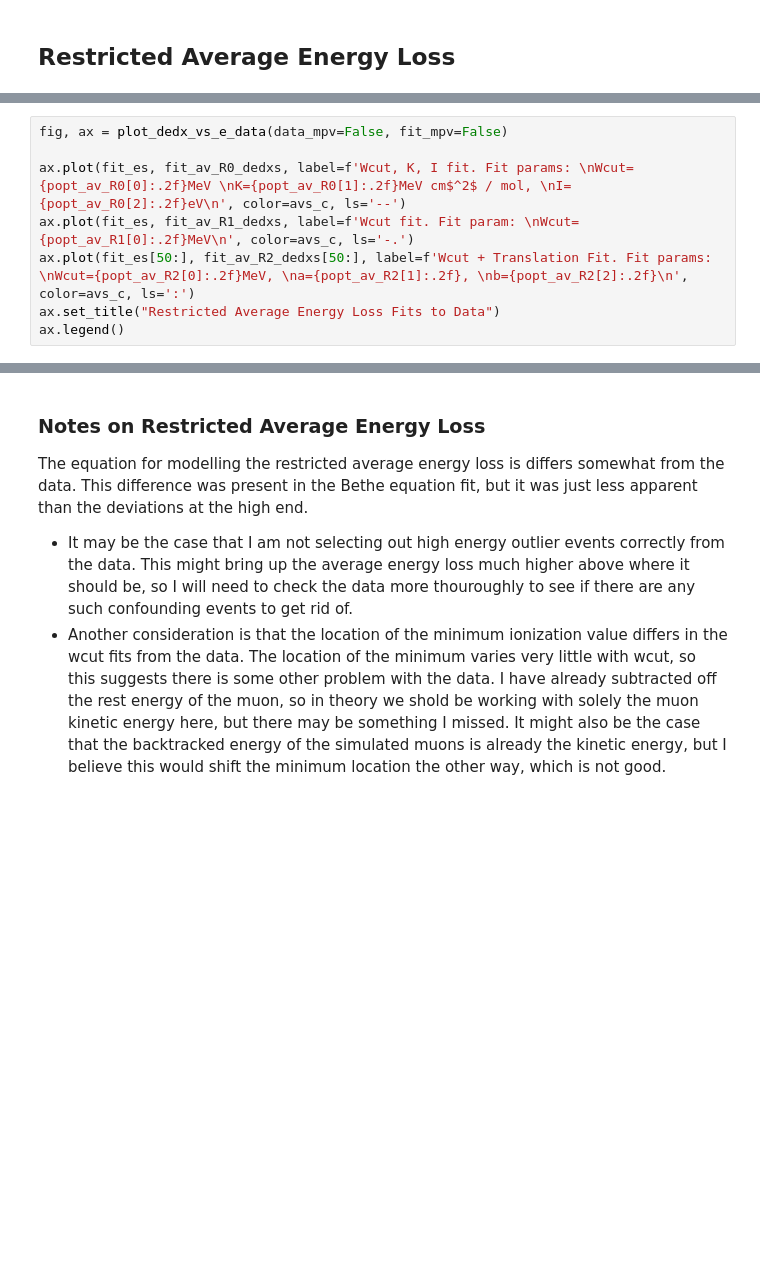
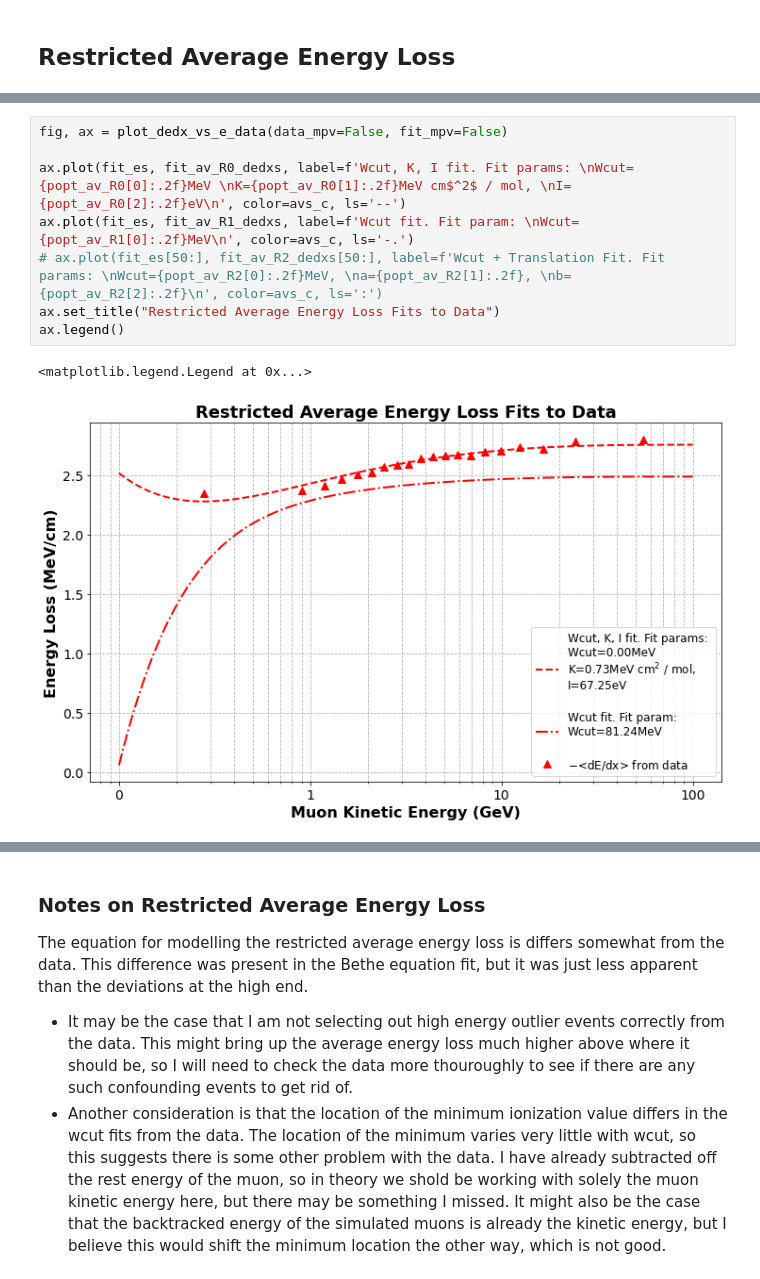
Before and after one commit to socrossley/Cosmic_Muon_CER, a Jupyter notebook: Fit.ipynb, the cells around one changed output, grey strips where cells are left out. Cells and saved outputs as stored; diff of their text form; blank space fills up the shorter version.

```diff
--- a/Fit.ipynb
+++ b/Fit.ipynb
@@ -435,11 +511,14 @@ RuntimeError: Optimal parameters not found: Number of calls to function has reac
 # %%
 fig, ax = plot_dedx_vs_e_data(data_mpv=False, fit_mpv=False)
 
 ax.plot(fit_es, fit_av_R0_dedxs, label=f'Wcut, K, I fit. Fit params: \nWcut={popt_av_R0[0]:.2f}MeV \nK={popt_av_R0[1]:.2f}MeV cm$^2$ / mol, \nI={popt_av_R0[2]:.2f}eV\n', color=avs_c, ls='--')
 ax.plot(fit_es, fit_av_R1_dedxs, label=f'Wcut fit. Fit param: \nWcut={popt_av_R1[0]:.2f}MeV\n', color=avs_c, ls='-.')
-ax.plot(fit_es[50:], fit_av_R2_dedxs[50:], label=f'Wcut + Translation Fit. Fit params: \nWcut={popt_av_R2[0]:.2f}MeV, \na={popt_av_R2[1]:.2f}, \nb={popt_av_R2[2]:.2f}\n', color=avs_c, ls=':')
+# ax.plot(fit_es[50:], fit_av_R2_dedxs[50:], label=f'Wcut + Translation Fit. Fit params: \nWcut={popt_av_R2[0]:.2f}MeV, \na={popt_av_R2[1]:.2f}, \nb={popt_av_R2[2]:.2f}\n', color=avs_c, ls=':')
 ax.set_title("Restricted Average Energy Loss Fits to Data")
 ax.legend()
+# %% [output]
+<matplotlib.legend.Legend at 0x...>
+[figure, added]
 # %%
 fig, ax = plot_dedx_vs_e_data(data_mpv=False, fit_mpv=False)
 
```
Also changed, not shown: parts of 14 cells of this notebook, 1 other file.
